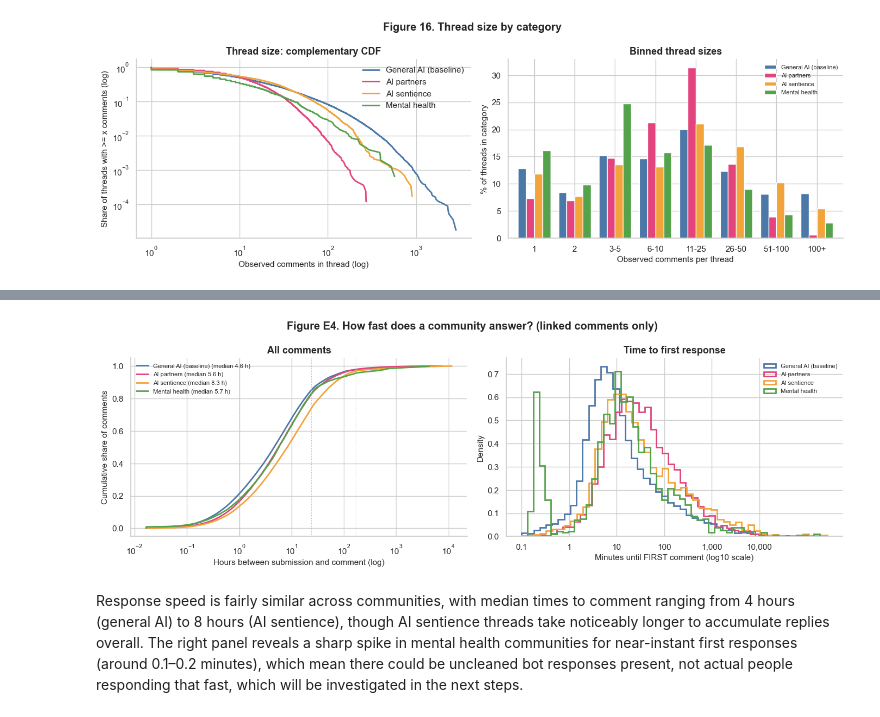
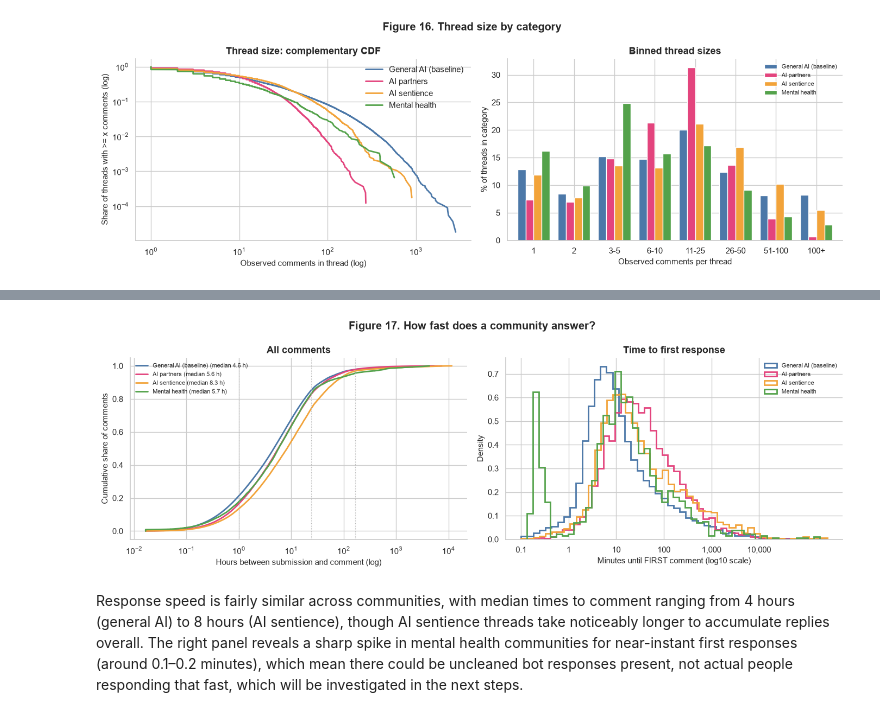
Before and after one commit to luckasonic/project-kendra, a Jupyter notebook: eda.ipynb, the cells around one changed output, grey strips where cells are left out. Saved outputs shown, nothing was run; the diff lists cells and outputs as text; code cells hidden in the pictures.

```diff
--- a/eda.ipynb
+++ b/eda.ipynb
@@ -684,27 +691,27 @@ plt.tight_layout(); plt.show()
 # %%
-# Figure E4: reply latency: how quickly do threads get comments? ECDF of (comment time - post time)
+# Figure 17: reply latency: how quickly do threads get comments? ECDF of (comment time - post time)
 
 fig, axes = plt.subplots(1, 2, figsize=(14, 4.8))
 for c in [c for c in CAT_ORDER if c in cm.category.unique()]:
     d = np.sort(cm.loc[cm.category == c, "delay_h"].values)
     if len(d) > 200_000: d = d[:: len(d) // 200_000]
     axes[0].plot(np.clip(d, 1/60, None), np.arange(1, len(d) + 1) / len(d), color=CAT_COL[c], lw=2,
                  label=f"{CAT_LABEL[c]} (median {np.median(d):.1f} h)")
 axes[0].set_xscale("log"); axes[0].set_xlabel("Hours between submission and comment (log)")
 axes[0].set_ylabel("Cumulative share of comments"); axes[0].set_title("All comments")
 for h in (1, 24, 24*7): axes[0].axvline(h, color="0.7", ls=":", lw=0.8)
 axes[0].legend(loc="upper left", fontsize=8)
 first = cm.groupby("thread_id").agg(first_h=("delay_h", "min"), category=("category", "first"))
 for c in [c for c in CAT_ORDER if c in first.category.unique()]:
     d = first.loc[first.category == c, "first_h"] * 60
     axes[1].hist(np.log10(d.clip(0.1, None)), bins=50, histtype="step", color=CAT_COL[c], lw=2, density=True, label=CAT_LABEL[c])
 axes[1].set_xlabel("Minutes until FIRST comment (log10 scale)"); axes[1].set_ylabel("Density")
 axes[1].set_xticks([-1, 0, 1, 2, 3, 4]); axes[1].set_xticklabels(["0.1", "1", "10", "100", "1,000", "10,000"])
 axes[1].set_title("Time to first response"); axes[1].legend(fontsize=8)
-fig.suptitle("Figure E4. How fast does a community answer? (linked comments only)", fontweight="bold")
+fig.suptitle("Figure 17. How fast does a community answer?", fontweight="bold")
 plt.tight_layout(); plt.show()
 # %% [output]
-[figure, old version]
+[figure, new version]
 # %% [markdown]
 Response speed is fairly similar across communities, with median times to comment ranging from 4 hours (general AI) to 8 hours (AI sentience), though AI sentience threads take noticeably longer to accumulate replies overall. The right panel reveals a sharp spike in mental health communities for near-instant first responses (around 0.1–0.2 minutes), which mean there could be uncleaned bot responses present, not actual people responding that fast, which will be investigated in the next steps.
 # %%
```
Also changed, not shown: parts of 15 cells of this notebook.
